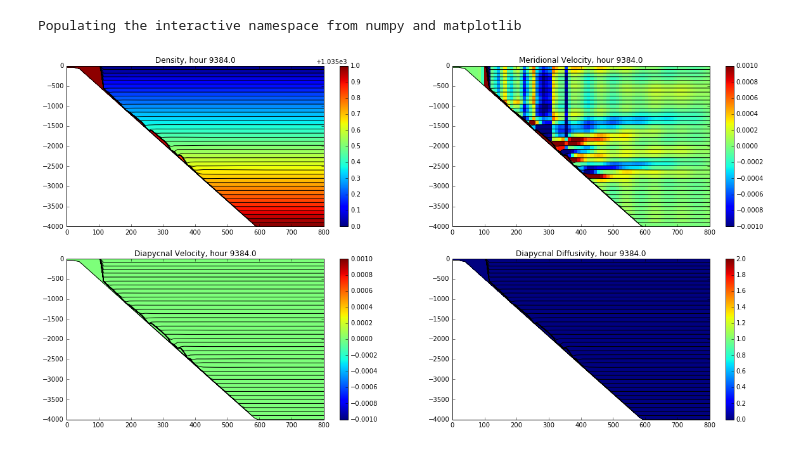
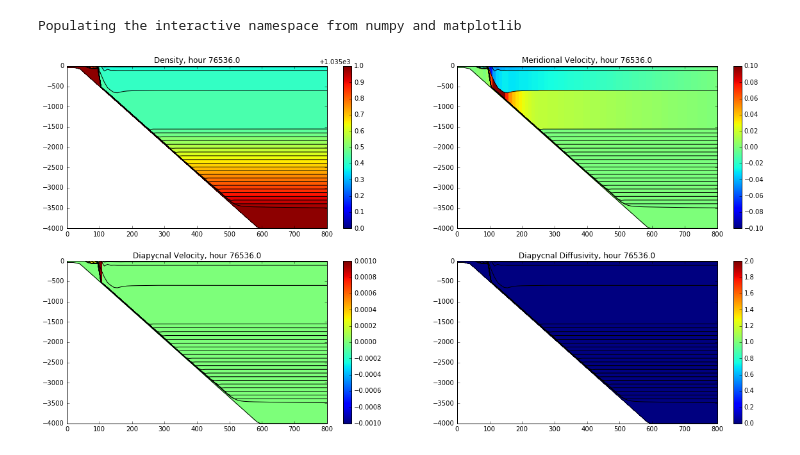
Before and after one commit to rmholmes/MOM6-examples, a Jupyter notebook: ocean_only/abyssal_mixing/Abyssal Mixing Quick Analysis.ipynb, the cells around one changed output. Saved outputs shown, nothing was run; the diff lists cells and outputs as text; code cells hidden in the pictures.

```diff
--- a/ocean_only/abyssal_mixing/Abyssal Mixing Quick Analysis.ipynb
+++ b/ocean_only/abyssal_mixing/Abyssal Mixing Quick Analysis.ipynb
@@ -29,38 +29,37 @@ def plot_section(file_handle, record, variable='salt', clim=(34., 35.), plot_gri
     Optional arguments have defaults for plotting salinity and overlaying the grid.
     """
     e = file_handle.variables['e'][record,:,:,0] # Vertical grid positions
     if variable == 'zl':
         s = np.tile(file_handle.variables['zl'][:],(len(e[0,:]),1)).T
     else:
         s = file_handle.variables[variable][record,:,:,0] # Scalar field to color
 
     if (np.shape(s)[0]==np.shape(e)[0]):
         s = (s[1:,:]+s[:-1,:])/2 #NOTE THIS IS DODGY!
     y,z,q = m6toolbox.section2quadmesh(yq, e, s, representation=rep) # This yields three areas at twice the model resolution
     plt.pcolormesh(y, z, q);
     plt.clim(clim)
     if plot_grid: plt.plot(y, z.T, 'k', hold=True);
     plt.ylim(-4000,1)
     plt.xlim(0,800)
 
-record = 300 # Last record
+record = -1 # record
 fig = plt.figure(1, figsize=(20,10))
 timevar = layer_file.variables['Time']
 #for record in [record]:
-#for record in range(96):
-for record in np.arange(0,len(timevar[:]),10):
+for record in np.arange(500,len(timevar[:]),16):
     plt.clf()
     plt.subplot(2,2,1)
     plot_section(layer_file, record, variable='zl', clim=(1035.0, 1036.0)); plt.title('Density, hour {}'.format(timevar[record]*24)); plt.colorbar()
     plt.subplot(2,2,2)
-    plot_section(layer_file, record, variable='v', clim=(-0.001, 0.001)); plt.title('Meridional Velocity, hour {}'.format(timevar[record]*24)); plt.colorbar()
+    plot_section(layer_file, record, variable='v', clim=(-0.1, 0.1)); plt.title('Meridional Velocity, hour {}'.format(timevar[record]*24)); plt.colorbar()
     plt.subplot(2,2,3)
     plot_section(layer_file, record, variable='wd', clim=(-0.001, 0.001)); plt.title('Diapycnal Velocity, hour {}'.format(timevar[record]*24)); plt.colorbar()
     plt.subplot(2,2,4)
     plot_section(layer_file, record, variable='Kd_layer', clim=(0.0, 2.0)); plt.title('Diapycnal Diffusivity, hour {}'.format(timevar[record]*24)); plt.colorbar()
     plt.savefig('frame{:04d}'.format(record))
 # %% [output]
-[figure, old version]
+[figure, new version]
 # %%
 len(timevar[:])
 # %% [output]
```
Also changed, not shown: parts of 2 cells of this notebook, 3 other files.
